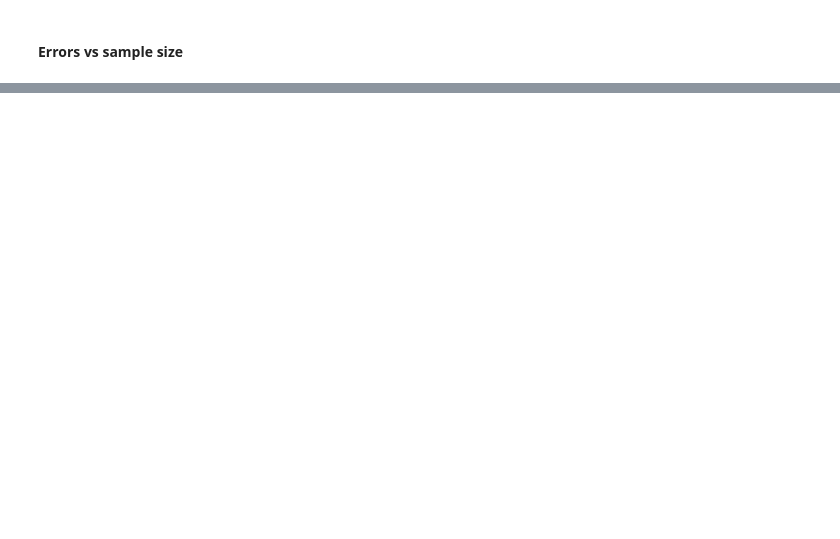
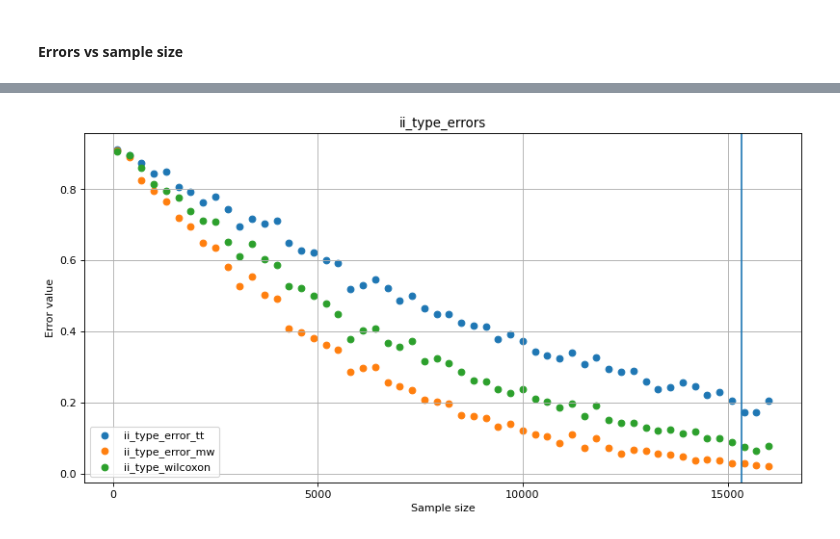
Before and after one commit to Fimochka/AB_benchmarks, a Jupyter notebook: Research2_stattests_benchmark/sandbox.ipynb, the cells around one changed output, grey strips where cells are left out. Drawn from its saved outputs; the diff is of its cells as text; code cells hidden in the pictures; blank space fills up the shorter version.

```diff
--- a/Research2_stattests_benchmark/sandbox.ipynb
+++ b/Research2_stattests_benchmark/sandbox.ipynb
@@ -183,0 +176,22 @@ plt.show()
+# %%
+plt.figure(figsize=(12, 6), dpi=80)
+plt.scatter(x=res['size'],
+            y=res['ii_type_error_tt'],
+            label = "ii_type_error_tt")
+plt.scatter(x=res['size'],
+            y=res['ii_type_error_mw'],
+            label = "ii_type_error_mw")
+plt.scatter(x=res['size'],
+            y=res['ii_type_wilcoxon'],
+            label = "ii_type_wilcoxon")
+plt.axvline(x=sample_size)
+plt.legend()
+plt.title('ii_type_errors')
+plt.xlabel("Sample size")
+plt.ylabel('Error value')
+plt.grid()
+plt.xticks(np.arange(0, res['size'].max(), step=5000))
+
+plt.show()
+# %% [output]
+[figure, added]
```
Also changed, not shown: parts of 5 cells of this notebook.
